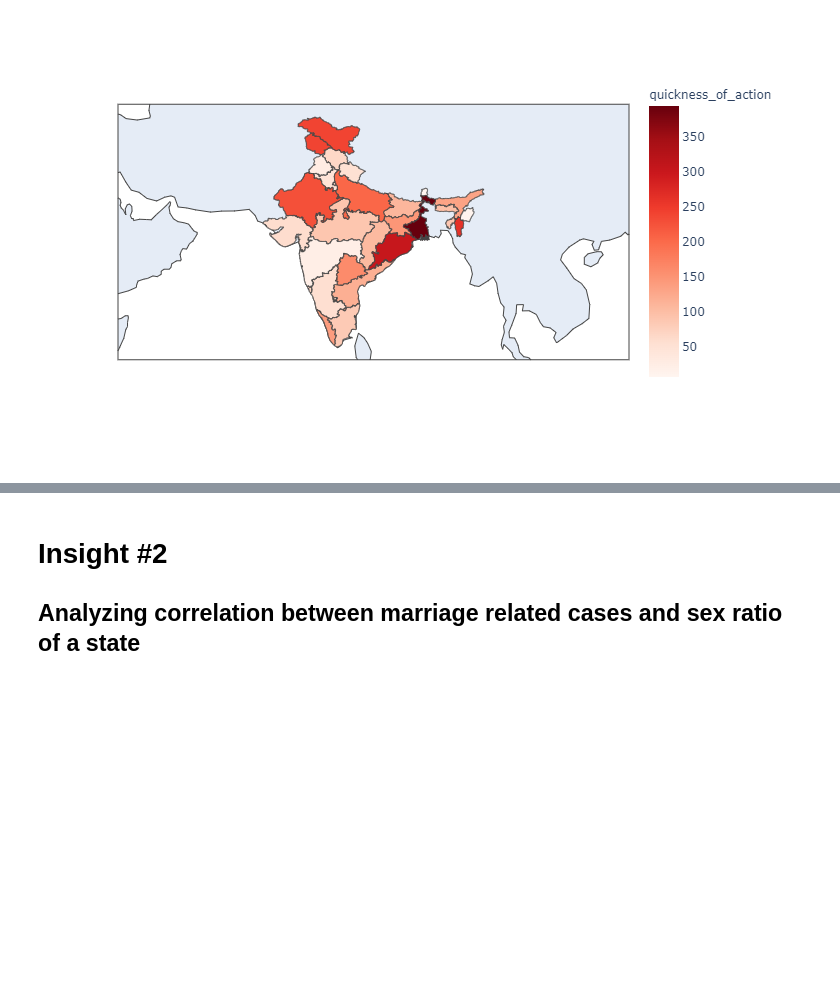
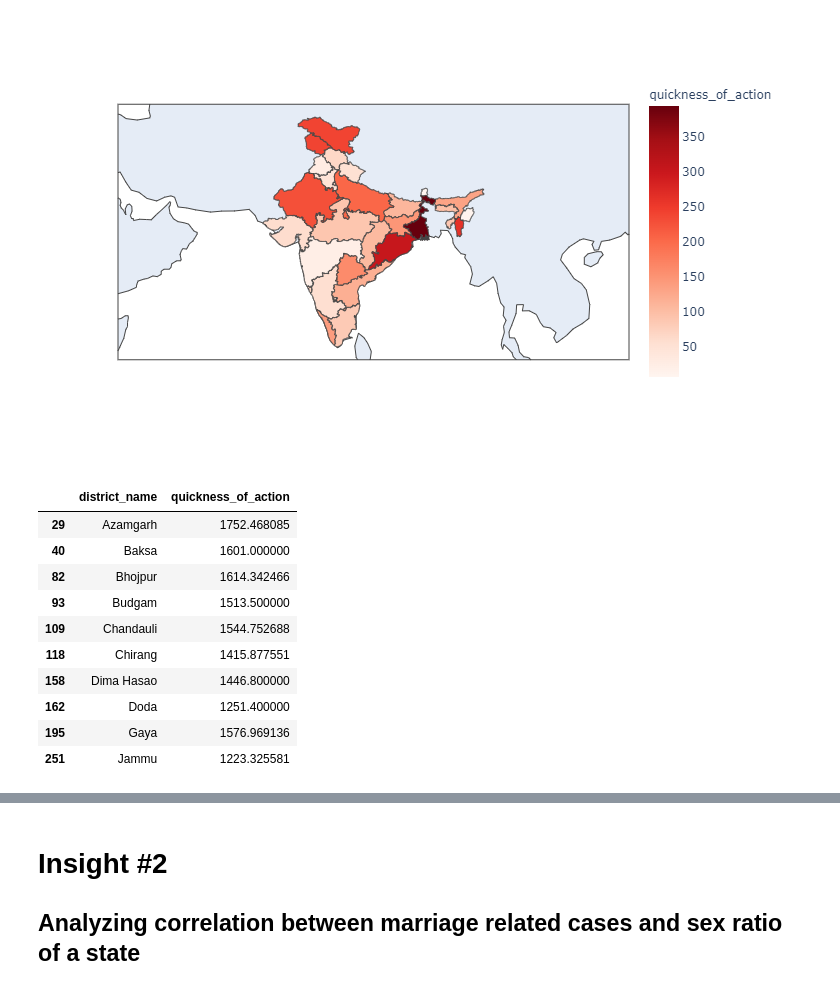
Before and after one commit to ujjwal-shekhar/Indian-Judicial-System-PreCog, a Jupyter notebook: data-visualizer-precog.ipynb, the cells around one changed output, grey strips where cells are left out. Cells and saved outputs as stored; diff of their text form; code cells hidden in the pictures; blank space fills up the shorter version.

```diff
--- a/data-visualizer-precog.ipynb
+++ b/data-visualizer-precog.ipynb
@@ -942,3 +937,22 @@ px.choropleth(
 )
 # %% [output]
 [figure]
+# %%
+avg_quickness_district = df.groupby(['district_name'])['quickness_of_action'].mean()
+avg_quickness_district = avg_quickness_district.to_frame()
+avg_quickness_district = avg_quickness_district.reset_index()
+
+avg_quickness_district = avg_quickness_district[avg_quickness_district.quickness_of_action > 1000]
+avg_quickness_district.head(10)
+# %% [output]
+|  | district_name | quickness_of_action |
+| 29 | Azamgarh | 1752.468085 |
+| 40 | Baksa | 1601.000000 |
+| 82 | Bhojpur | 1614.342466 |
+| 93 | Budgam | 1513.500000 |
+| 109 | Chandauli | 1544.752688 |
+| 118 | Chirang | 1415.877551 |
+| 158 | Dima Hasao | 1446.800000 |
+| 162 | Doda | 1251.400000 |
+| 195 | Gaya | 1576.969136 |
+| 251 | Jammu | 1223.325581 |
```
Also changed, not shown: parts of 9 cells of this notebook.
